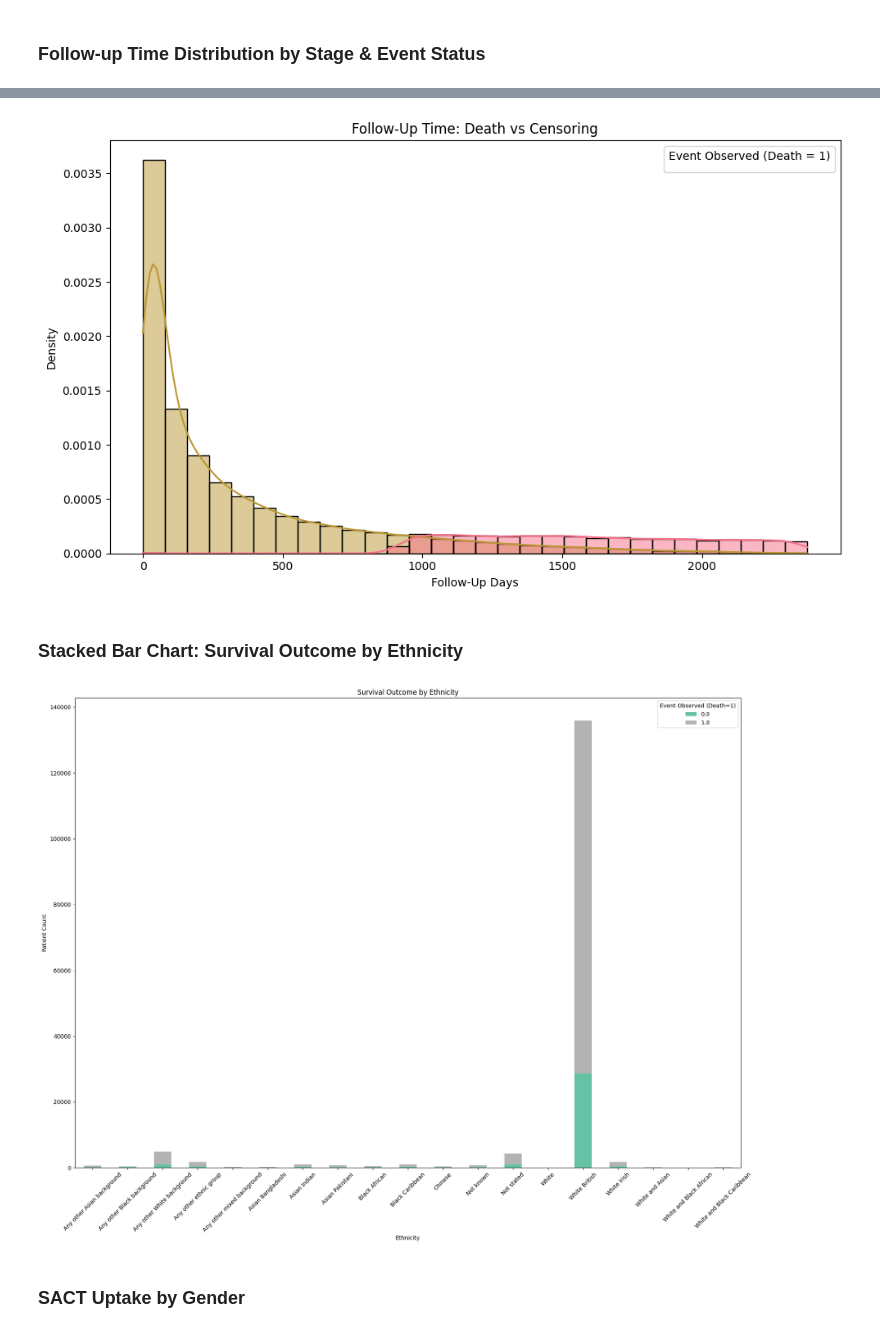
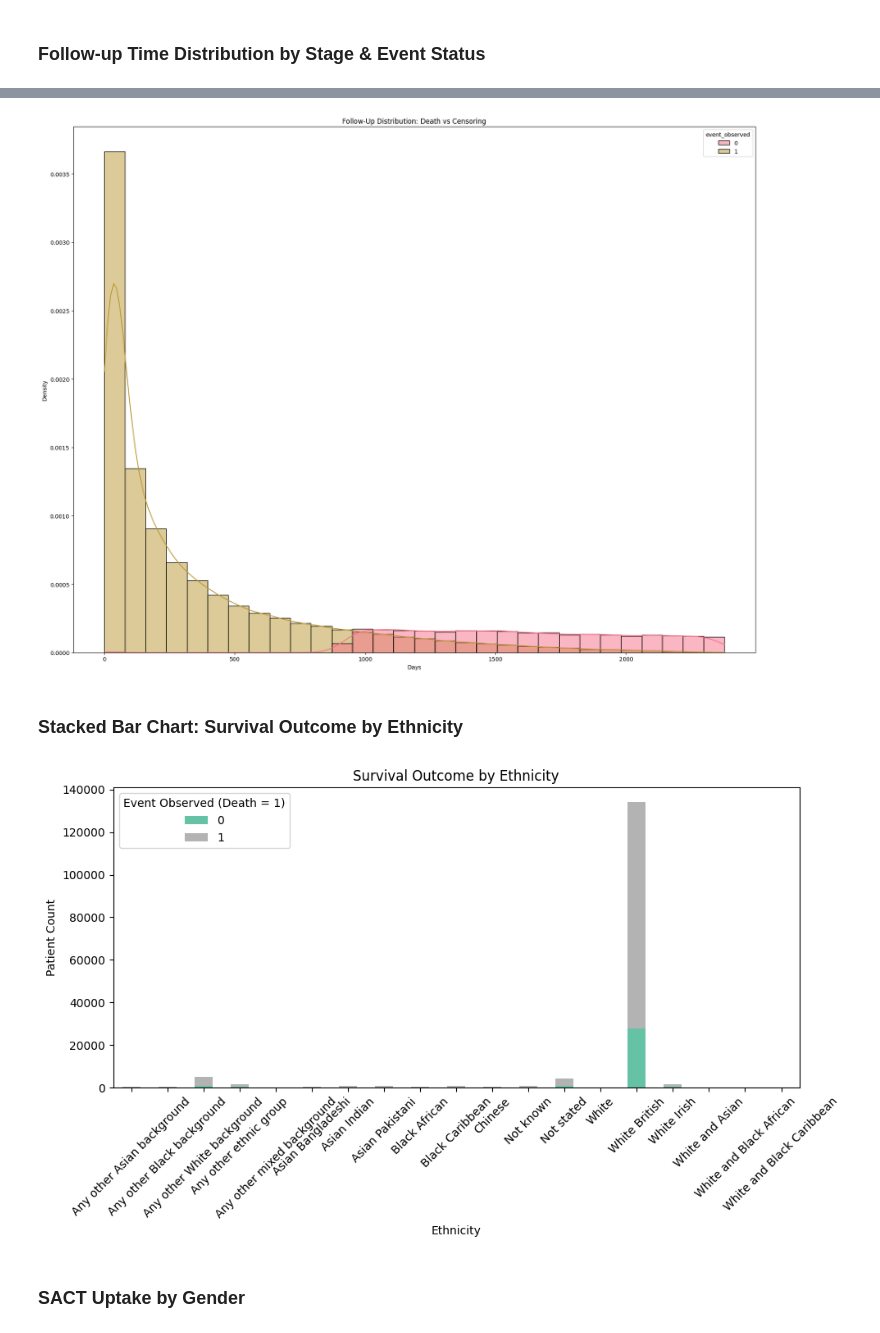
Before and after one commit to Foluwa/HDR_Group_8_Tech_Challenge, a Jupyter notebook: notebooks/FOLU_HDRUK.ipynb, the cells around one changed output, grey strips where cells are left out. Cells and saved outputs as stored; diff of their text form; code cells hidden in the pictures.

```diff
--- a/notebooks/FOLU_HDRUK.ipynb
+++ b/notebooks/FOLU_HDRUK.ipynb
@@ -366,6 +444,2 @@ plt.show()
 # %% [markdown]
 ### Radiotherapy Uptake
-# %%
-rt_intent_lookup = pd.read_excel(xls, sheet_name="z_radiotherapyintent")
-rt_intent_lookup.columns = rt_intent_lookup.columns.str.strip()
-rt_intent_lookup = rt_intent_lookup.rename(columns={'Code':'RADIOTHERAPYINTENT','Description':'rt_label'})
@@ -377,0 +446,24 @@ plot_counts(lung_rtds, 'rt_label', 'Radiotherapy Intent', 'Intent')
+# %%
+# 1.  Add human-readable intent label  (once only)
+if 'rt_label' not in df_lung.columns:
+    rt_intent_lookup = (
+        pd.read_excel(LOOKUP_XLS, sheet_name="z_radiotherapyintent")
+          .rename(columns={'Code': 'RADIOTHERAPYINTENT',
+                           'Description': 'rt_label'})
+    )
+    df_lung = df_lung.merge(rt_intent_lookup,
+                            on='RADIOTHERAPYINTENT',
+                            how='left')
+
+# 2.  Flag patients who received any radiotherapy row
+df_lung['received_rt'] = df_lung['RADIOTHERAPYINTENT'].notna()
+
+# 3-A.  Uptake by Stage (countplot)
+sns.countplot(data=df_lung, x='Stage_Group', hue='received_rt',
+              order=sorted(df_lung['Stage_Group'].unique()))
+plt.title("Radiotherapy Uptake by Stage")
+plt.xlabel("Stage Group")
+plt.ylabel("Patient Count")
+plt.legend(title="Received RT")
+plt.tight_layout()
+plt.show()
@@ -449,31 +551,36 @@ plt.show()
 # %%
-# Density plot of follow-up by event observed
-plt.figure(figsize=(10, 6))
-sns.histplot(data=df_surv, x='followup_days', hue='event_observed', bins=30,
-             kde=True, stat="density")
-plt.title("Follow‑Up Time: Death vs Censoring")
-plt.xlabel("Follow-Up Days")
-plt.ylabel("Density")
-plt.legend(title="Event Observed (Death = 1)")
+sns.histplot(data=df_surv, x='followup_days', hue='event_observed',
+             bins=30, kde=True, stat="density")
+plt.title("Follow-Up Distribution: Death vs Censoring")
+plt.xlabel("Days")
 plt.tight_layout()
 plt.show()
 # %% [output]
-[figure, old version]
+[figure, new version]
 # %% [markdown]
 ### Stacked Bar Chart: Survival Outcome by Ethnicity
 # %%
-ethnicity_surv = lung_patients.merge(df[['PATIENTID', 'event_observed']], on='PATIENTID', how='left')
-eth_counts = ethnicity_surv.groupby(['ethnicity_label', 'event_observed']).size().unstack().fillna(0)
-eth_counts.plot(kind='bar', stacked=True, colormap='Set2')
+eth_counts = (df_lung
+              .loc[:, ['ethnicity_label', 'event_observed']]
+              .groupby(['ethnicity_label', 'event_observed'])
+              .size()
+              .unstack(fill_value=0)
+              .sort_index())
+
+eth_counts.plot(kind='bar',
+                stacked=True,
+                colormap='Set2',
+                figsize=(10, 6))
+
 plt.title("Survival Outcome by Ethnicity")
 plt.xlabel("Ethnicity")
 plt.ylabel("Patient Count")
 plt.xticks(rotation=45)
-plt.legend(title="Event Observed (Death=1)")
+plt.legend(title="Event Observed (Death = 1)")
 plt.tight_layout()
 plt.show()
 # %% [output]
-[figure, old version]
+[figure, new version]
 # %% [markdown]
 ### SACT Uptake by Gender
 # %%
```
Also changed, not shown: parts of 69 cells of this notebook.
